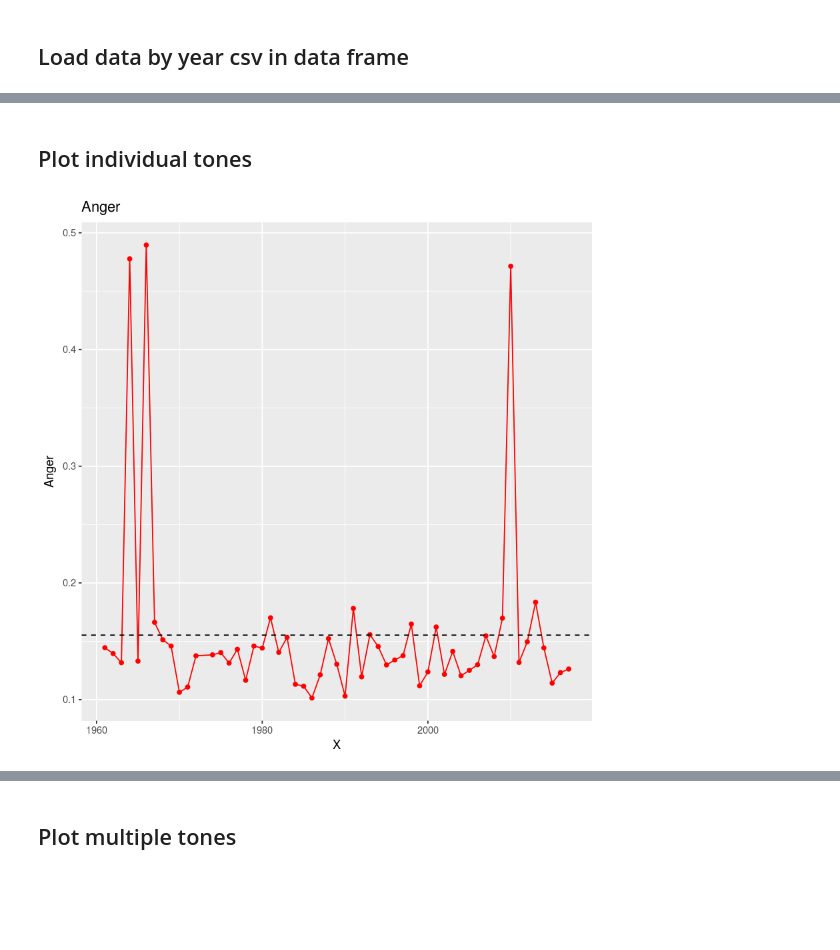
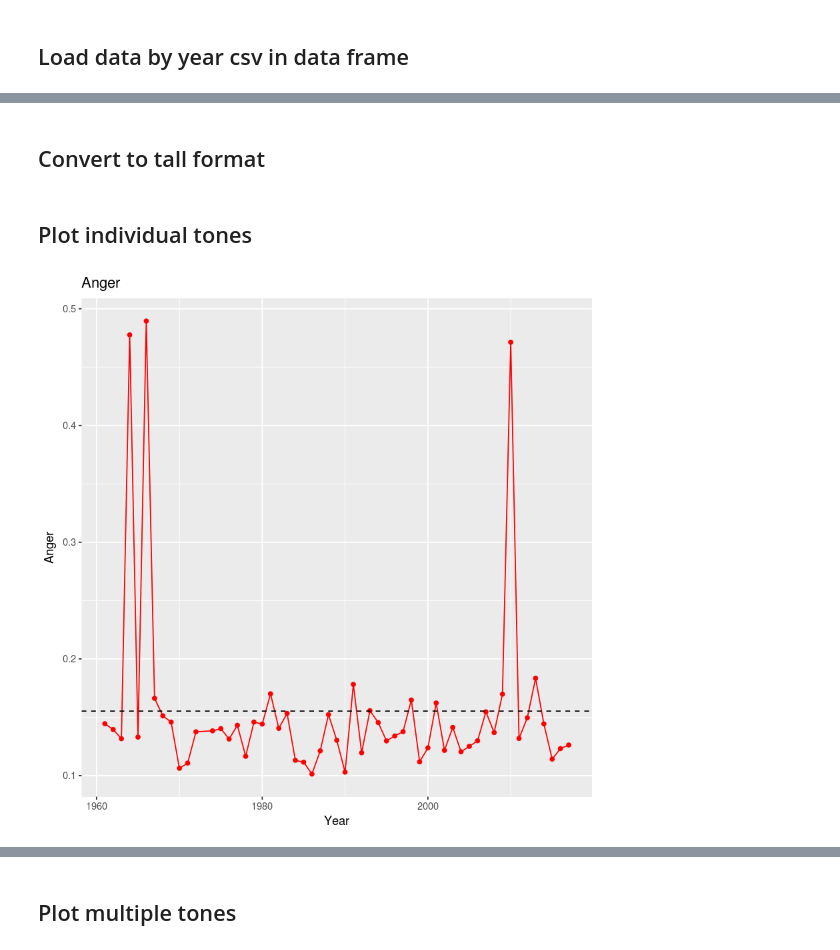
Before and after one commit to nickbuker/tone_state_of_the_unions, a Jupyter notebook: c_visualize_tones_r.ipynb, the cells around one changed output, grey strips where cells are left out. Saved outputs shown, nothing was run; the diff lists cells and outputs as text; code cells hidden in the pictures; blank space fills up the shorter version.

```diff
--- a/c_visualize_tones_r.ipynb
+++ b/c_visualize_tones_r.ipynb
@@ -15,0 +42,2 @@ head(df, 5)
+# %% [markdown]
+## Convert to tall format
@@ -18,11 +48,11 @@ head(df, 5)
 # %%
 ggplot(data = df) +
 geom_line(aes(x = X, y = Anger), color = 'red') +
 geom_point(aes(x = X, y = Anger), color = 'red') +
 geom_hline(yintercept = mean(df$Anger), lty = 2) +
-ggtitle('Anger')
+labs(title='Anger', x='Year')
 # %% [output]
-[figure, old version]
+[figure, new version]
 # %%
 ggplot(data = df) +
 geom_line(aes(x = X, y = Sadness), color = 'blue') +
```
Also changed, not shown: parts of 13 cells of this notebook.
